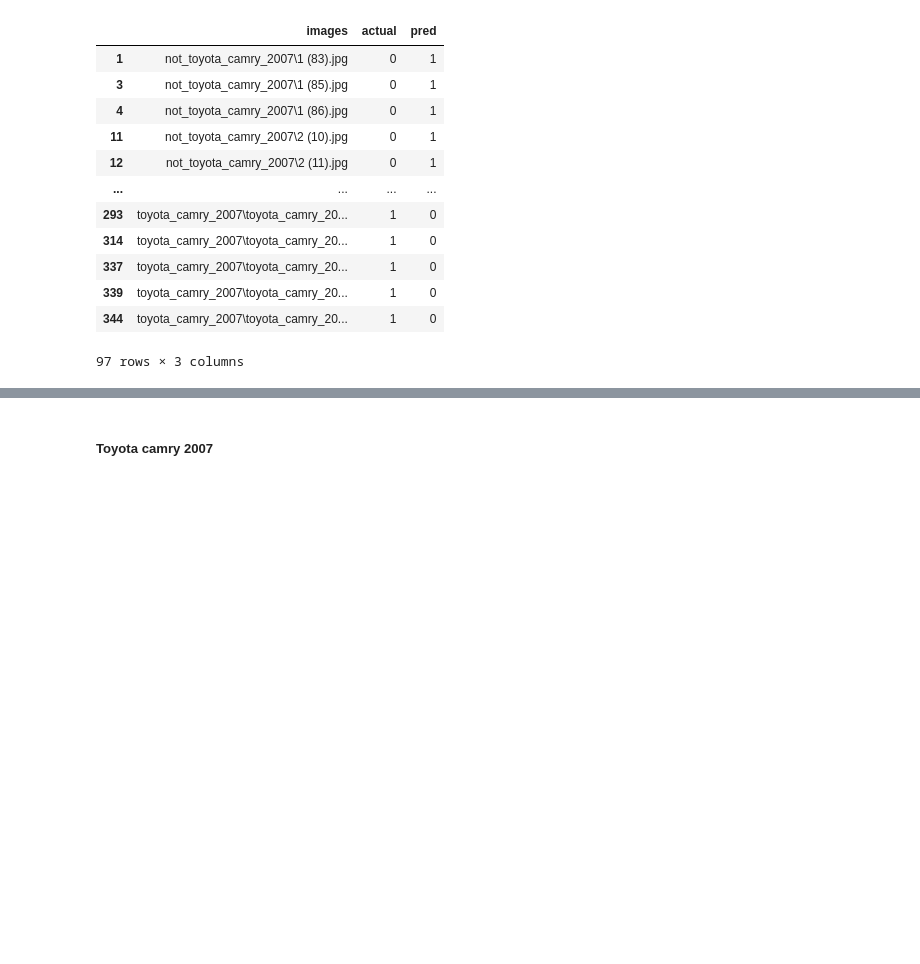
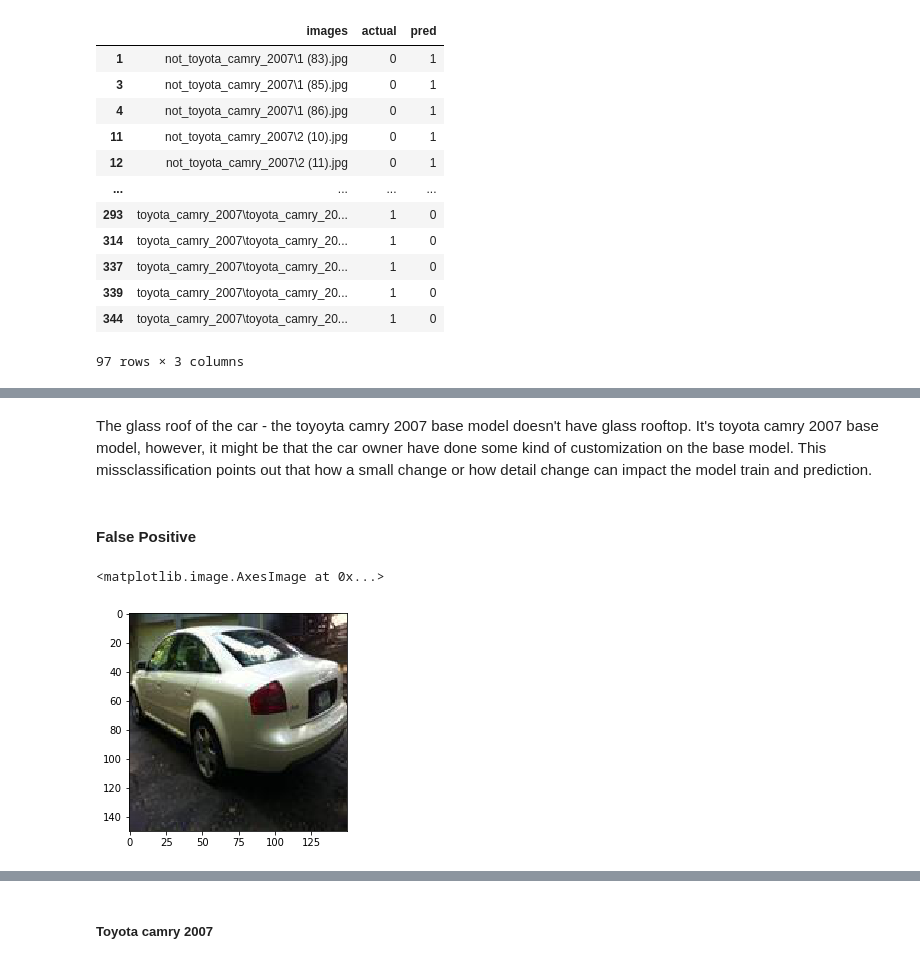
Before and after one commit to itssaifulhasan/image_recognition_CNN, a Jupyter notebook: code/dsi_capstone_notebook.ipynb, the cells around one changed output, grey strips where cells are left out. Saved outputs shown, nothing was run; the diff lists cells and outputs as text; code cells hidden in the pictures; blank space fills up the shorter version.

Commit message:
almost done

```diff
--- a/code/dsi_capstone_notebook.ipynb
+++ b/code/dsi_capstone_notebook.ipynb
@@ -942,0 +948,10 @@ missclassified_images
+# %% [markdown]
+The glass roof of the car - the toyoyta camry 2007 base model doesn't have glass rooftop. It's toyota camry 2007 base model, however, it might be that the car owner have done some kind of customization on the base model. This missclassification points out that how a small change or how detail change can impact the model train and prediction.
+# %% [markdown]
+#### False Positive
+# %%
+images = image.imread('../car_images/test_images/not_toyota_camry_2007/1 (86).jpg')
+pyplot.imshow(images)
+# %% [output]
+<matplotlib.image.AxesImage at 0x...>
+[figure, added]
```
Also changed, not shown: parts of 69 cells of this notebook, 1 other file.
